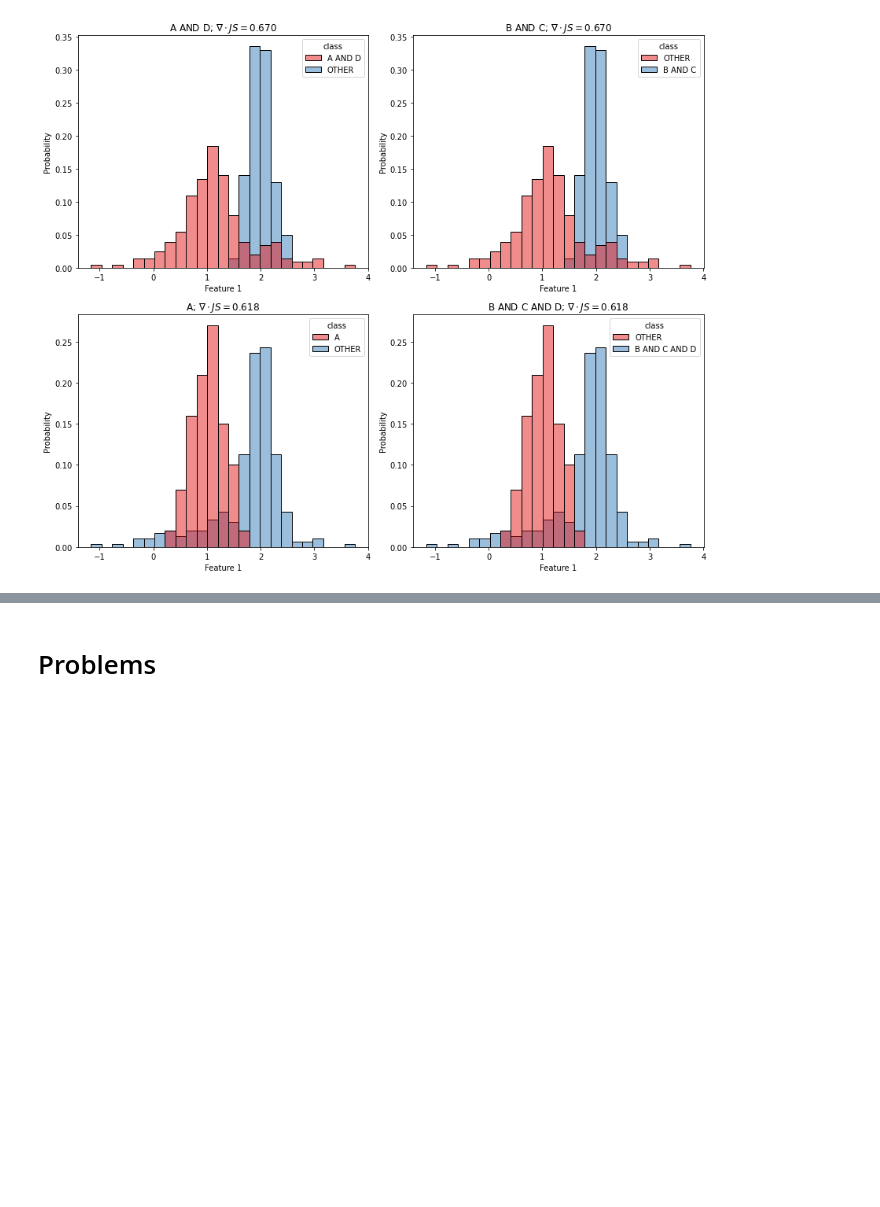
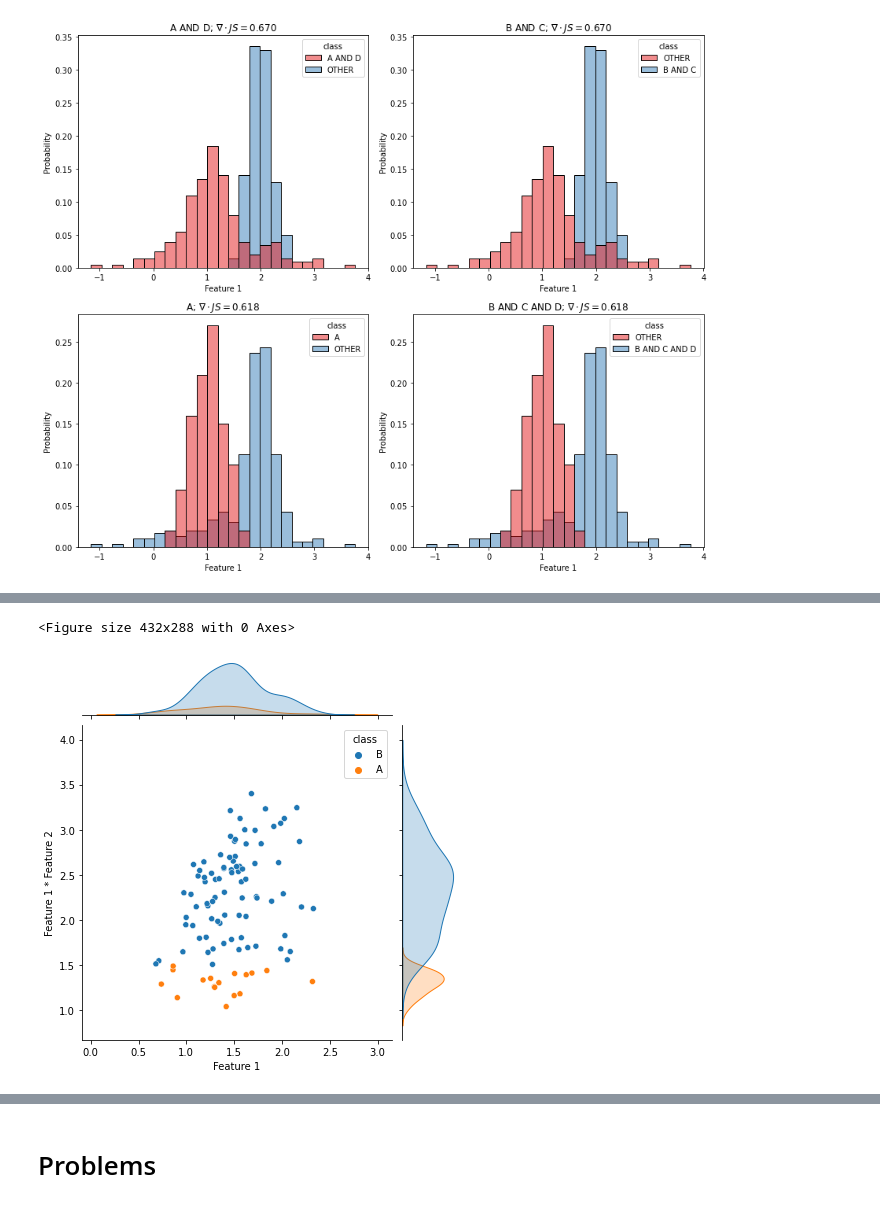
Before and after one commit to nathan-mahynski/nathan-mahynski.github.io, a Jupyter notebook: _tutorials/jensen_shannon/jensen_shannon.ipynb, the cells around one changed output, grey strips where cells are left out. Drawn from its saved outputs; the diff is of its cells as text; code cells hidden in the pictures; blank space fills up the shorter version.

```diff
--- a/_tutorials/jensen_shannon/jensen_shannon.ipynb
+++ b/_tutorials/jensen_shannon/jensen_shannon.ipynb
@@ -229,0 +290,15 @@ jsc.interesting(threshold=0.65, method="max", min_delta=0.05)
+# %%
+pf = PF(degree=2)
+X_poly = pf.fit_transform(X_dummy[['Feature 1', 'Feature 2']])
+
+fig = plt.figure()
+
+XX = pd.DataFrame(X_poly, columns=['1', 'Feature 1', 'Feature 2', 'Feature 1^2', 'Feature 1 * Feature 2', 'Feature 2^2'])
+XX['class'] = y
+sns.jointplot(data=XX, x="Feature 1", y='Feature 1 * Feature 2', hue='class')
+
+fig.patch.set_facecolor('white')
+plt.savefig('js_example15.png', dpi=300, transparent=False, bbox_inches='tight')
+# %% [output]
+<Figure size 432x288 with 0 Axes>
+[figure, added]
```
Also changed, not shown: parts of 19 cells of this notebook, 5 other files.
